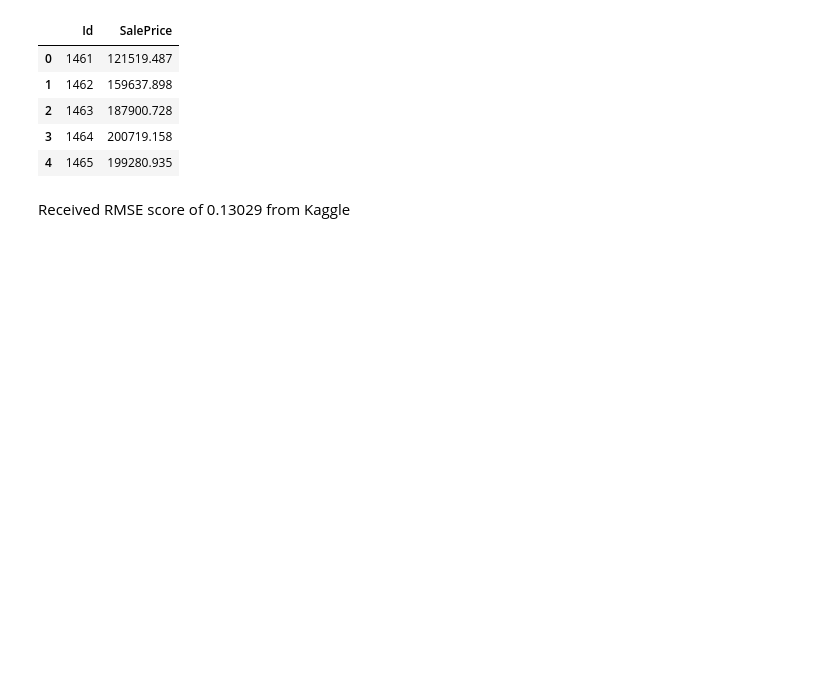
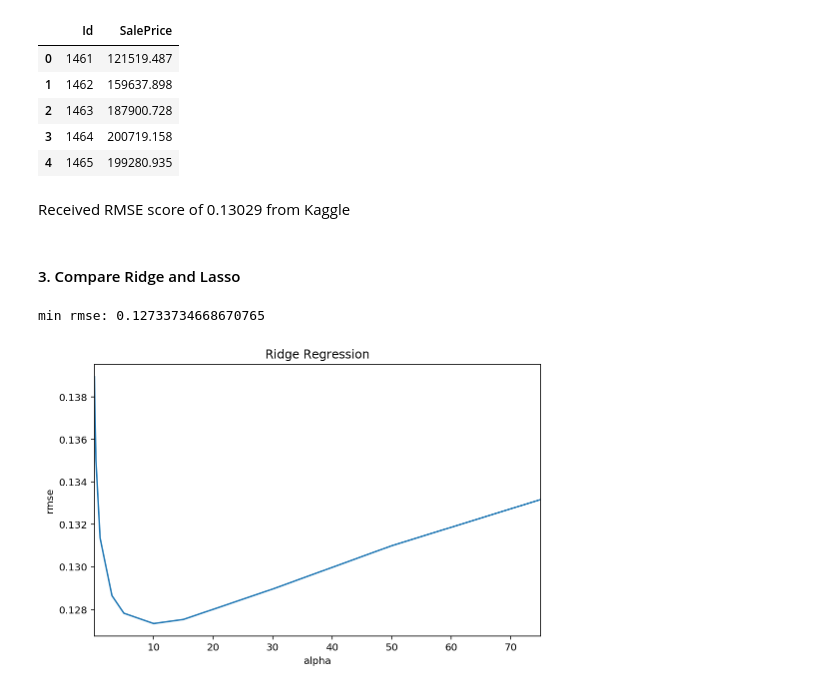
Before and after one commit to mxviteri/bds_hm1, a Jupyter notebook: hw3/HW3.ipynb, the cells around one changed output. Drawn from its saved outputs; the diff is of its cells as text; code cells hidden in the pictures; blank space fills up the shorter version.

```diff
--- a/hw3/HW3.ipynb
+++ b/hw3/HW3.ipynb
@@ -321,3 +299,5 @@ results_df.to_csv('./house-prices/submission.csv', header=['Id', 'SalePrice'], i
 | 4 | 1465 | 199280.935 |
 # %% [markdown]
 Received RMSE score of 0.13029 from Kaggle
+# %% [markdown]
+#### 3. Compare Ridge and Lasso
@@ -323,0 +313,15 @@ Received RMSE score of 0.13029 from Kaggle
+# %%
+plt.figure(figsize=(8,5))
+model_ridge = Ridge()
+
+cv_ridge = [rmse_cv(Ridge(alpha = alpha)).mean()
+            for alpha in alphas]
+cv_ridge = pd.Series(cv_ridge, index = alphas)
+cv_ridge.plot(title = "Ridge Regression")
+plt.xlabel("alpha")
+plt.ylabel("rmse")
+
+print('min rmse: {}'.format(cv_ridge.min()))
+# %% [output]
+min rmse: 0.12733734668670765
+[figure, added]
```
Also changed, not shown: parts of 7 cells of this notebook.
